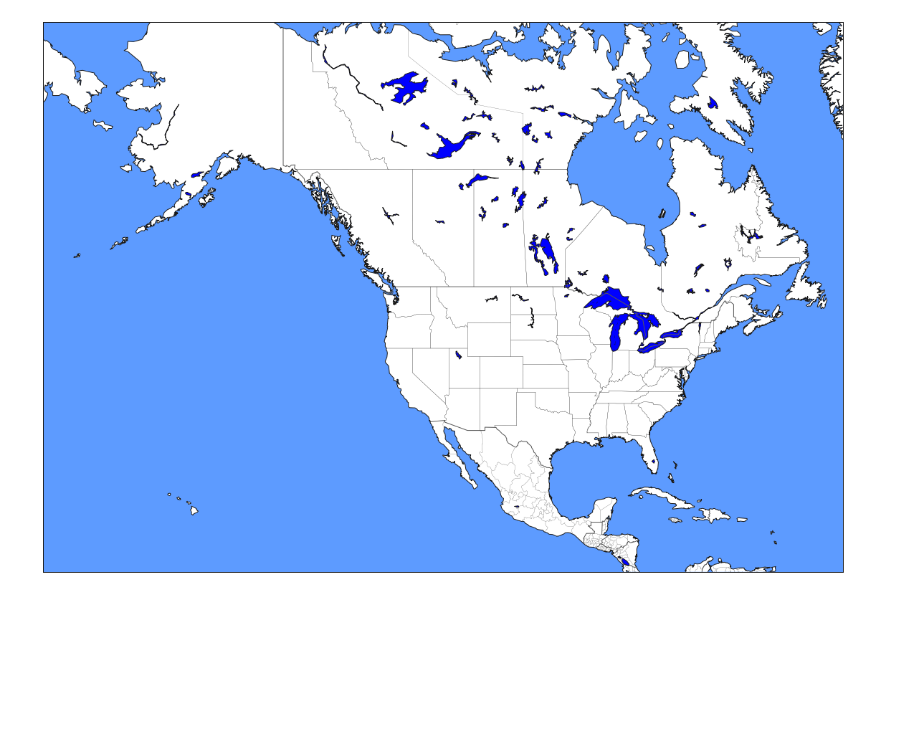
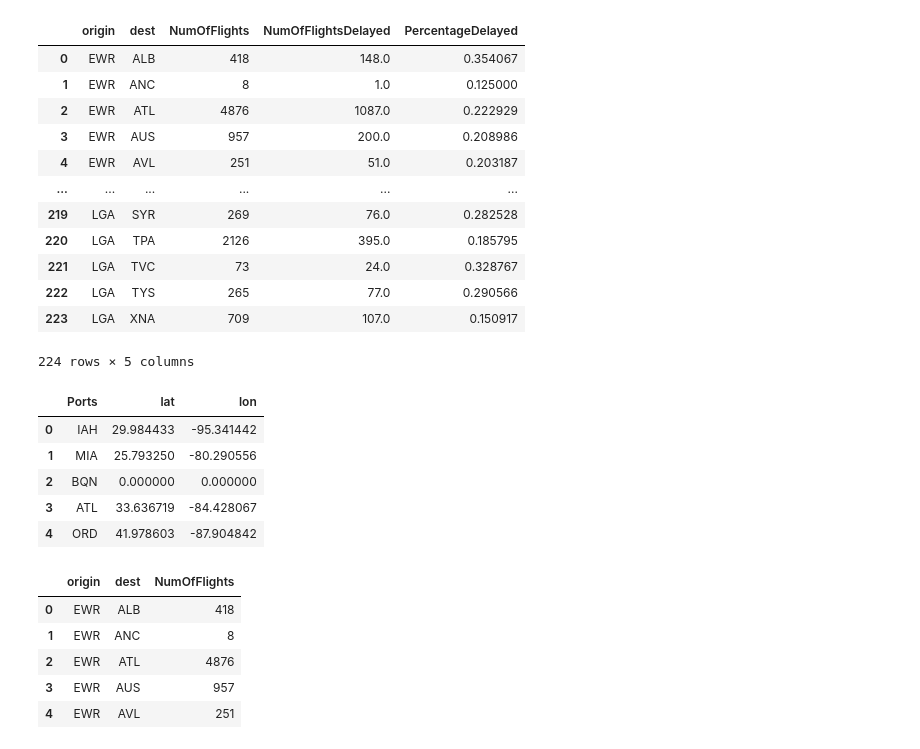
Before and after one commit to SashaSvet/Statistics-Msc, a Jupyter notebook: Statistical Data Analysis/Lab - 1 .ipynb, the cells around one changed output. Cells and saved outputs as stored; diff of their text form; code cells hidden in the pictures; blank space fills up the shorter version.

```diff
--- a/Statistical Data Analysis/Lab - 1 .ipynb
+++ b/Statistical Data Analysis/Lab - 1 .ipynb
@@ -108,0 +133,6 @@ a[a.lat == 0]
+# %%
+flights['Date_DepartureTimeSched']  = pd.to_datetime(flights[['year', 'month', 'day','hour','minute']])
+
+flights = flights[['Date_DepartureTimeSched','dep_time', 'dep_delay',
+       'arr_time', 'sched_arr_time', 'arr_delay', 'carrier', 'flight',
+       'tailnum', 'origin', 'dest', 'air_time', 'distance']]
@@ -109,3 +148,6 @@ a[a.lat == 0]
 # %%
-NumofFlights = df.groupby(['origin','dest']).agg({'air_time':'count'}).reset_index().rename(columns = {'air_time':'NumOfFlights'})
-NumofFlights
+
+NumofFlights = flights.groupby(['origin',
+                                'dest']).agg({'air_time':'count'}).reset_index().rename(columns = {'air_time':'NumOfFlights'})
+NumofFlightsDelayed15  = flights[flights.dep_delay > 15].groupby(['origin',
+                                                                  'dest']).agg({'air_time':'count'}).reset_index().rename(columns = {'air_time':'NumOfFlightsDelayed'})
@@ -153,18 +154,20 @@ plt.show()
-# %%
-
-plt.figure(figsize = (20,20))
-m = Basemap(projection='merc',llcrnrlon=-180,llcrnrlat=10,urcrnrlon=-50,
-            urcrnrlat=70, lat_ts=0, resolution='l')
-m.drawmapboundary(fill_color='#5D9BFF')
-m.fillcontinents(color='white',lake_color='blue')
-m.drawcountries(color='#585858',linewidth=1)
-m.drawstates(linewidth = 0.2)
-m.drawcoastlines()
-Points = {"New York":(40.7,-74),"DC":(38.9,-77),"LA":(34.1,-118.2),"San Francisco":(37.8,-122.4)}
-Lon = [Points[key][0] for key in Points]
-Lat = [Points[key][1] for key in Points]
-X, Y = m(Lat,Lon)
-# m.scatter(X,Y,zorder=5,s=200,color="#DE1D1D",marker="^")
-plt.show()
-# %% [output]
-[figure, removed]
+# %%
+Merged = pd.merge(NumofFlights,NumofFlightsDelayed15,on=['origin','dest'],how = 'left')
+
+Merged['PercentageDelayed'] = Merged['NumOfFlightsDelayed']/Merged['NumOfFlights']
+
+Merged
+# %% [output]
+|  | origin | dest | NumOfFlights | NumOfFlightsDelayed | PercentageDelayed |
+| 0 | EWR | ALB | 418 | 148.0 | 0.354067 |
+| 1 | EWR | ANC | 8 | 1.0 | 0.125000 |
+| 2 | EWR | ATL | 4876 | 1087.0 | 0.222929 |
+| 3 | EWR | AUS | 957 | 200.0 | 0.208986 |
+| 4 | EWR | AVL | 251 | 51.0 | 0.203187 |
+| ... | ... | ... | ... | ... | ... |
+| 219 | LGA | SYR | 269 | 76.0 | 0.282528 |
+| 220 | LGA | TPA | 2126 | 395.0 | 0.185795 |
+| 221 | LGA | TVC | 73 | 24.0 | 0.328767 |
+| 222 | LGA | TYS | 265 | 77.0 | 0.290566 |
+| 223 | LGA | XNA | 709 | 107.0 | 0.150917 |
+224 rows × 5 columns
@@ -170,0 +191,18 @@ plt.show()
+# %%
+airports_coord.head()
+# %% [output]
+|  | Ports | lat | lon |
+| 0 | IAH | 29.984433 | -95.341442 |
+| 1 | MIA | 25.793250 | -80.290556 |
+| 2 | BQN | 0.000000 | 0.000000 |
+| 3 | ATL | 33.636719 | -84.428067 |
+| 4 | ORD | 41.978603 | -87.904842 |
+# %%
+NumofFlights.head()
+# %% [output]
+|  | origin | dest | NumOfFlights |
+| 0 | EWR | ALB | 418 |
+| 1 | EWR | ANC | 8 |
+| 2 | EWR | ATL | 4876 |
+| 3 | EWR | AUS | 957 |
+| 4 | EWR | AVL | 251 |
```
Also changed, not shown: parts of 27 cells of this notebook.
